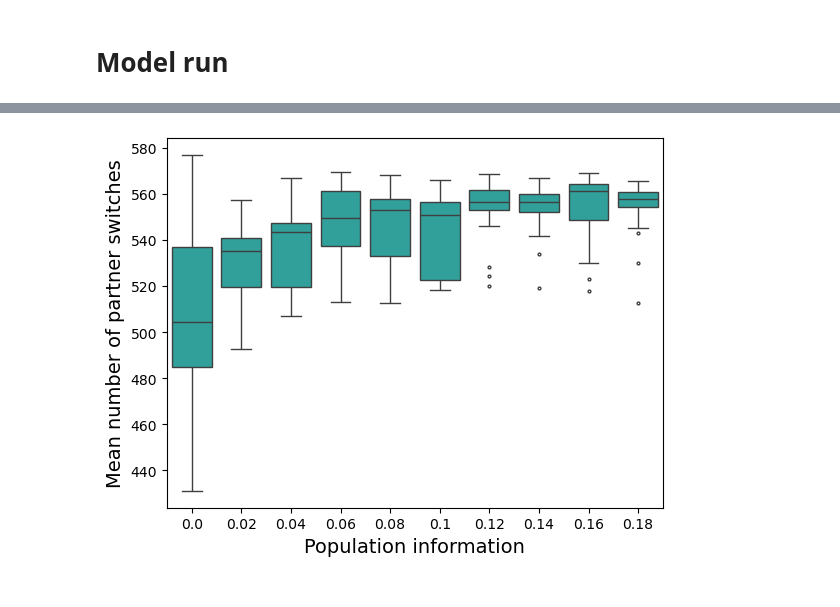
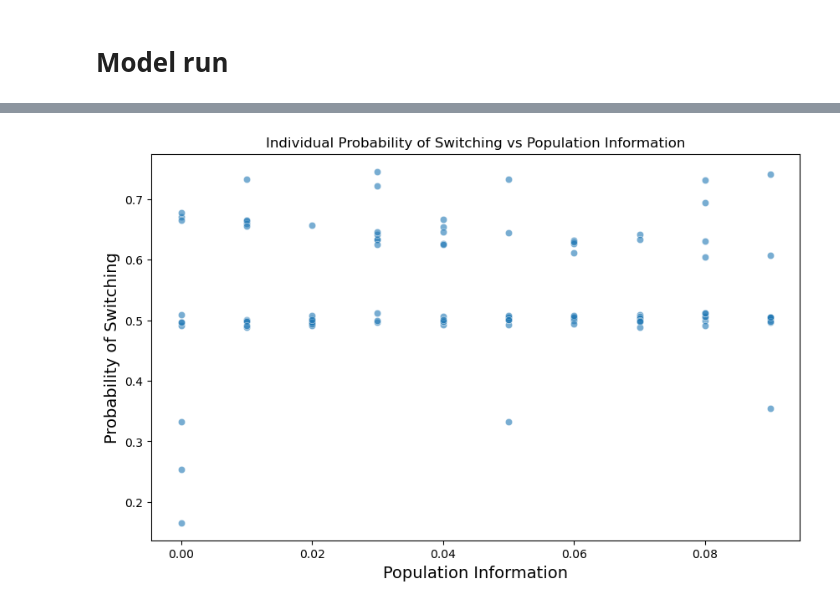
Before and after one commit to beckypadget/partnerswitching_model, a Jupyter notebook: model-classic.ipynb, the cells around one changed output, grey strips where cells are left out. Cells and saved outputs as stored; diff of their text form; code cells hidden in the pictures.

```diff
--- a/model-classic.ipynb
+++ b/model-classic.ipynb
@@ -82,6 +82,7 @@ class Animal:
         self.samples_population = []
         self.partner_ids = []
         self.partner_prob_coop = []
+        self.ps = 0
 
         self.population = None
 
@@ -104,6 +105,7 @@ class Animal:
 
             prob = result[1] # probability of switching
 
+            self.ps = prob
             self.prob_switch.append(prob) # append data to animal lists
             self.time.append(i)
             self.payoff_sd.append(result[4])
@@ -180,0 +342,16 @@ class Animal:
+# %%
+# plot pdf of beta given a and b
+fig, ax = plt.subplots()
+x = np.linspace(0, 1, 100)
+a = 3
+b = 7
+y = stats.beta.pdf(x, a, b)
+# print the mean of the beta
+mean = stats.beta.mean(a, b)
+print('Mean of beta distribution:', mean)
+ax.plot(x, y, 'r-', lw=5, alpha=0.6, label='beta pdf')
+ax.fill_between(x, y, alpha=0.5)
+ax.set_xlabel('x')
+ax.set_ylabel('Probability density')
+ax.set_title("Beta distribution with a={}, b={}".format(a, b))
+plt.show()
@@ -181,4 +361,7 @@ class Animal:
 # %%
+
+# Assuming Population and Animal classes are defined elsewhere
+
 all_mean_n_partners = []
 all_std_n_partners = []
 all_uncertainty = []
@@ -198,65 +381,79 @@ all_coef_asstmnt = []
 all_rsquared_payoff = []
 all_coef_payoff = []
 
-pop_info = np.arange(0, 1.1, 0.01)
+pop_info = np.arange(0, 0.1, 0.01)
 
-num_iterations = 20
-num_timesteps = 10000
+num_iterations = 1
+num_timesteps = 100
+
+# List to store individual ps values
+individual_ps_values = []
+
 for x in pop_info:
     for j in np.arange(0, num_iterations):
         population_size = 10
         population = Population()
 
         for id in range(population_size):
-            population.attach_animal(Animal(id, stats.beta.rvs(3, 3, size=1)[0]))
+            population.attach_animal(Animal(id, stats.beta.rvs(3, 7, size=1)[0]))
 
         for i in range(num_timesteps):
+            ps_i = []  # list to store individual probability of switching
             animal = np.random.choice(population.animals)
             animal.step(i)
 
-        mean_n_partners = np.mean([animal.n_partners for animal in population.animals]) # calculate data means for the populations
+        # Store individual ps values
+        for animal in population.animals:
+            individual_ps_values.append({'pop_info': x, 'ps': animal.prob_switch[-1]})
+
+        mean_n_partners = np.mean([animal.n_partners for animal in population.animals])
         std_n_partners = np.std([animal.n_partners for animal in population.animals])
         mean_n_switched_from = np.mean([animal.n_partners_switched_from for animal in population.animals])
         mean_pc = np.mean([animal.pc for animal in population.animals])
         std_pc = np.std([animal.pc for animal in population.animals])
-        # print([animal.prob_switch[-1] for animal in population.animals])
         mean_ps = np.mean([animal.prob_switch[-1] for animal in population.animals])
         mean_payoff = np.mean([animal.payoff[-1] for animal in population.animals])
         std_payoff = np.std([animal.payoff[-1] for animal in population.animals])
         mean_partner_pc = np.mean([animal.partner.pc for animal in population.animals if animal.partner is not None])
         std_partner_pc = np.std([animal.partner.pc for animal in population.animals if animal.partner is not None])
 
-        all_mean_n_partners.append(mean_n_partners) # add data to lists
+        all_mean_n_partners.append(mean_n_partners)
         all_std_n_partners.append(std_n_partners)
         all_mean_switched_from.append(mean_n_switched_from)
         all_mean_pc.append(mean_pc)
         all_std_pc.append(std_pc)
         all_mean_ps.append(mean_ps)
         all_uncertainty.append(x)
         all_iterations.append(j)
         all_mean_payoff.append(mean_payoff)
         all_std_payoff.append(std_payoff)
         all_mean_partner_pc.append(mean_partner_pc)
         all_std_partner_pc.append(std_partner_pc)
 
-df = pd.DataFrame({'iteration': all_iterations, 'all_uncertainty': all_uncertainty, 'mean_number_partners': all_mean_n_partners, 'sd_number_partners': all_std_n_partners, 'mean_pc': all_mean_pc, 'sd_pc': all_std_pc, 'mean_payoff': all_mean_payoff, 'sd_payoff': all_std_payoff, 'mean_partner_pc': all_mean_partner_pc, 'mean_partner_sd': all_std_partner_pc, 'mean_switched_from': all_mean_switched_from, 'mean_ps': all_mean_ps})
+df = pd.DataFrame({
+    'iteration': all_iterations,
+    'all_uncertainty': all_uncertainty,
+    'mean_number_partners': all_mean_n_partners,
+    'sd_number_partners': all_std_n_partners,
+    'mean_pc': all_mean_pc,
+    'sd_pc': all_std_pc,
+    'mean_payoff': all_mean_payoff,
+    'sd_payoff': all_std_payoff,
+    'mean_partner_pc': all_mean_partner_pc,
+    'mean_partner_sd': all_std_partner_pc,
+    'mean_switched_from': all_mean_switched_from,
+    'mean_ps': all_mean_ps
+})
 
-# write to csv
-game = 'SD'
-# df.to_csv('data/Final/{}/data.csv'.format(game), index=False)
+# Convert individual_ps_values to a DataFrame
+individual_ps_df = pd.DataFrame(individual_ps_values)
 
-p = sns.boxplot(data=df, x=round(df['all_uncertainty'], 3), y=df['mean_number_partners'], color="lightseagreen", fliersize=2)
-# ax.fill_between(agg_df['all_uncertainty'], agg_df['lower'], agg_df['upper'], alpha=0.5, color="teal")
-p.set(xlabel='Population information', ylabel='Mean number of switches')
-# change the size of the axis labels font
-p.set_xlabel('Population information', fontsize=14)
-p.set_ylabel('Mean number of partner switches', fontsize=14)
+# Plot individual ps values
+plt.figure(figsize=(10, 6))
+sns.scatterplot(data=individual_ps_df, x='pop_info', y='ps', alpha=0.6)
+plt.title('Individual Probability of Switching vs Population Information')
+plt.xlabel('Population Information', fontsize=14)
+plt.ylabel('Probability of Switching', fontsize=14)
 plt.show()
-
-p = sns.boxplot(data=df, x=round(df['all_uncertainty'], 3), y=df['mean_ps'], color="coral")
-p.set(xlabel='Population information', ylabel='Probabilitty of switching')
-p.set_xlabel('Population information', fontsize=14)
-p.set_ylabel('Probability of switching', fontsize=14)
-plt.show()
 # %% [output]
-[figure, old version]
+[figure, new version]
```
Also changed, not shown: parts of 8 cells of this notebook, 12 other files.
